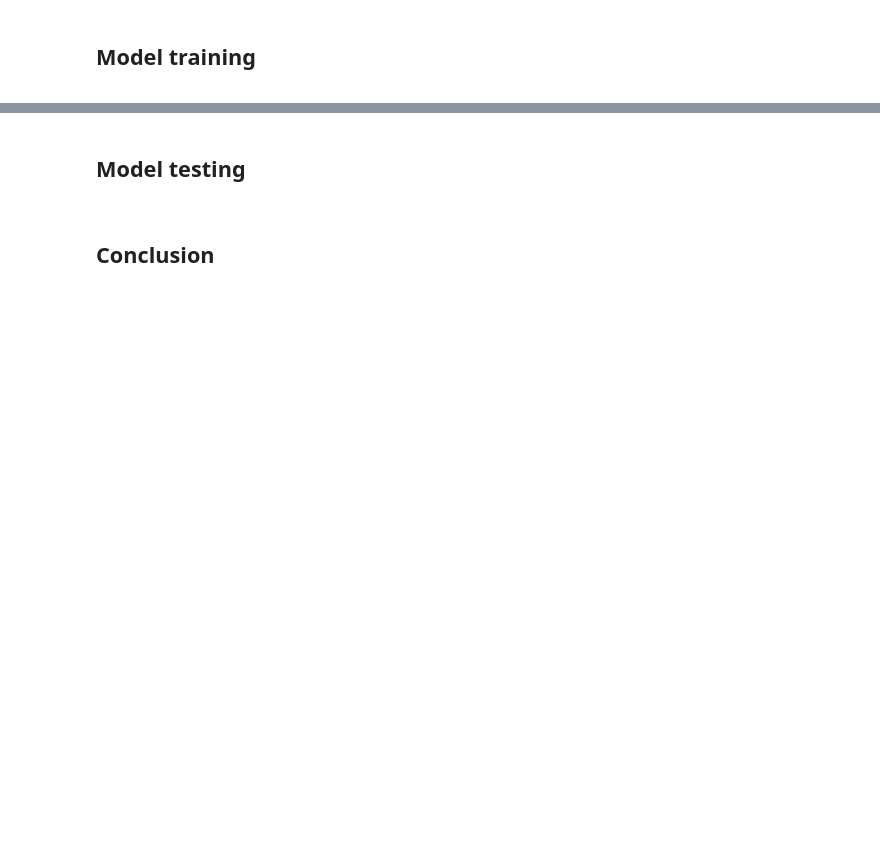
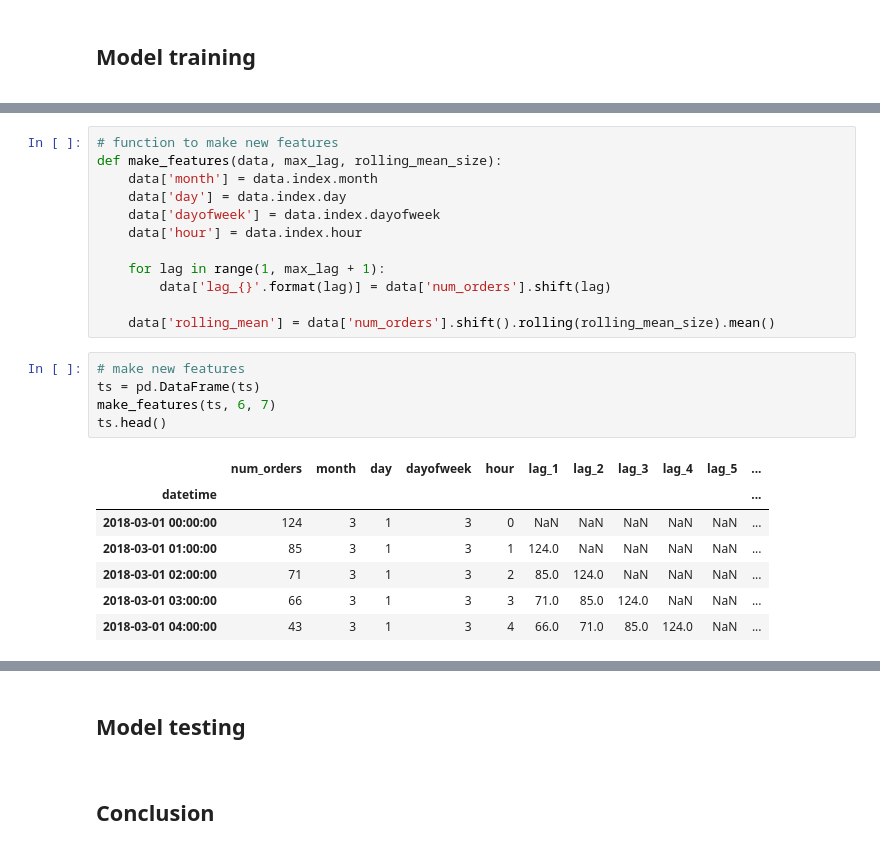
Before and after one commit to chuksoo/taxi_orders_predictionML, a Jupyter notebook: taxi_orders_predictionML.ipynb, the cells around one changed output, grey strips where cells are left out. Saved outputs shown, nothing was run; the diff lists cells and outputs as text; blank space fills up the shorter version.

```diff
--- a/taxi_orders_predictionML.ipynb
+++ b/taxi_orders_predictionML.ipynb
@@ -444,0 +476,25 @@ By assessing the autocorrelation and partial autocorrelation patterns in the dat
+# %%
+# function to make new features
+def make_features(data, max_lag, rolling_mean_size):
+    data['month'] = data.index.month
+    data['day'] = data.index.day
+    data['dayofweek'] = data.index.dayofweek
+    data['hour'] = data.index.hour
+
+    for lag in range(1, max_lag + 1):
+        data['lag_{}'.format(lag)] = data['num_orders'].shift(lag)
+
+    data['rolling_mean'] = data['num_orders'].shift().rolling(rolling_mean_size).mean()
+# %%
+# make new features
+ts = pd.DataFrame(ts)
+make_features(ts, 6, 7)
+ts.head()
+# %% [output]
+|  | num_orders | month | day | dayofweek | hour | lag_1 | lag_2 | lag_3 | lag_4 | lag_5 | ... |
+| datetime |  |  |  |  |  |  |  |  |  |  | ... |
+| 2018-03-01 00:00:00 | 124 | 3 | 1 | 3 | 0 | NaN | NaN | NaN | NaN | NaN | ... |
+| 2018-03-01 01:00:00 | 85 | 3 | 1 | 3 | 1 | 124.0 | NaN | NaN | NaN | NaN | ... |
+| 2018-03-01 02:00:00 | 71 | 3 | 1 | 3 | 2 | 85.0 | 124.0 | NaN | NaN | NaN | ... |
+| 2018-03-01 03:00:00 | 66 | 3 | 1 | 3 | 3 | 71.0 | 85.0 | 124.0 | NaN | NaN | ... |
+| 2018-03-01 04:00:00 | 43 | 3 | 1 | 3 | 4 | 66.0 | 71.0 | 85.0 | 124.0 | NaN | ... |
```
Also changed, not shown: parts of 8 cells of this notebook.
